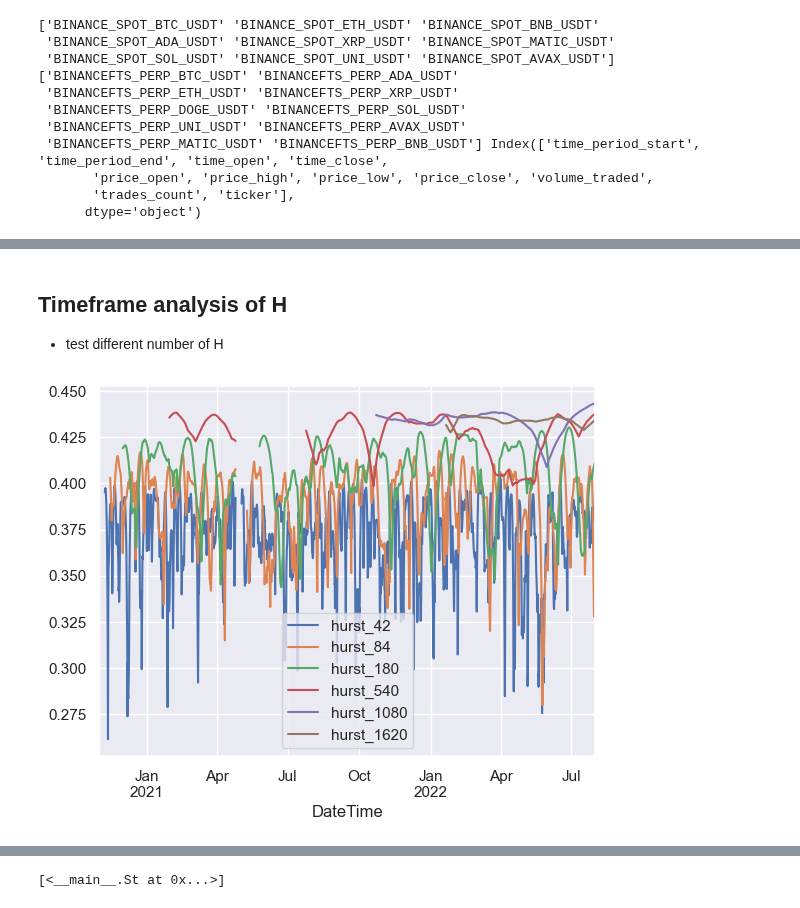
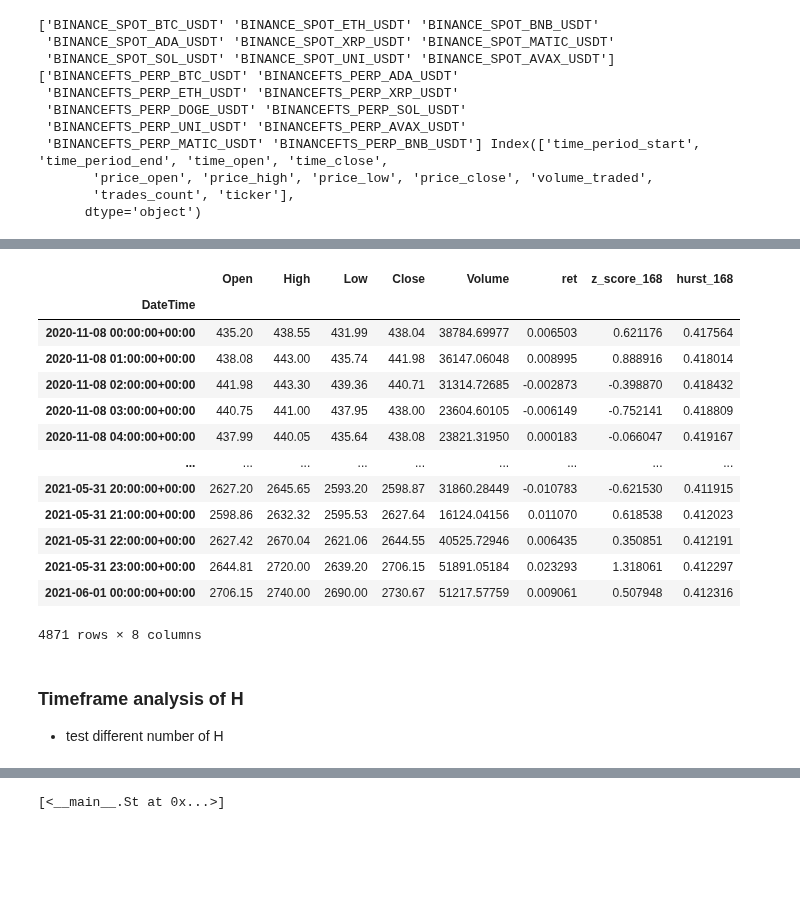
Before and after one commit to regression-gerry/hurst_capstone, a Jupyter notebook: notebooks/rescaled_range_analysis.ipynb, the cells around one changed output, grey strips where cells are left out. Drawn from its saved outputs; the diff is of its cells as text; code cells hidden in the pictures; blank space fills up the shorter version.

```diff
--- a/notebooks/rescaled_range_analysis.ipynb
+++ b/notebooks/rescaled_range_analysis.ipynb
@@ -172,3 +182,23 @@ Wrangler.get_all_backtest_ticker_with_hurst_dict(df_spot, df_perp, '2020-11-01',
+# %%
+btc_test = Wrangle.get_all_backtest_ticker_with_hurst_dict(
+    df_spot, df_perp, start_dt='2020-11-01', end_dt='2021-06-01', rolling_window=168)
+# %%
+btc_test['ETH']['spot']
+# %% [output]
+|  | Open | High | Low | Close | Volume | ret | z_score_168 | hurst_168 |
+| DateTime |  |  |  |  |  |  |  |  |
+| 2020-11-08 00:00:00+00:00 | 435.20 | 438.55 | 431.99 | 438.04 | 38784.69977 | 0.006503 | 0.621176 | 0.417564 |
+| 2020-11-08 01:00:00+00:00 | 438.08 | 443.00 | 435.74 | 441.98 | 36147.06048 | 0.008995 | 0.888916 | 0.418014 |
+| 2020-11-08 02:00:00+00:00 | 441.98 | 443.30 | 439.36 | 440.71 | 31314.72685 | -0.002873 | -0.398870 | 0.418432 |
+| 2020-11-08 03:00:00+00:00 | 440.75 | 441.00 | 437.95 | 438.00 | 23604.60105 | -0.006149 | -0.752141 | 0.418809 |
+| 2020-11-08 04:00:00+00:00 | 437.99 | 440.05 | 435.64 | 438.08 | 23821.31950 | 0.000183 | -0.066047 | 0.419167 |
+| ... | ... | ... | ... | ... | ... | ... | ... | ... |
+| 2021-05-31 20:00:00+00:00 | 2627.20 | 2645.65 | 2593.20 | 2598.87 | 31860.28449 | -0.010783 | -0.621530 | 0.411915 |
+| 2021-05-31 21:00:00+00:00 | 2598.86 | 2632.32 | 2595.53 | 2627.64 | 16124.04156 | 0.011070 | 0.618538 | 0.412023 |
+| 2021-05-31 22:00:00+00:00 | 2627.42 | 2670.04 | 2621.06 | 2644.55 | 40525.72946 | 0.006435 | 0.350851 | 0.412191 |
+| 2021-05-31 23:00:00+00:00 | 2644.81 | 2720.00 | 2639.20 | 2706.15 | 51891.05184 | 0.023293 | 1.318061 | 0.412297 |
+| 2021-06-01 00:00:00+00:00 | 2706.15 | 2740.00 | 2690.00 | 2730.67 | 51217.57759 | 0.009061 | 0.507948 | 0.412316 |
+4871 rows × 8 columns
 # %% [markdown]
-## Timeframe analysis of H
+### Timeframe analysis of H
 - test different number of H
@@ -205,4 +204,0 @@ for period in hurst_periods:
-# %%
-copy_btc_data.iloc[:, -6:].plot()
-# %% [output]
-[figure, removed]
```
Also changed, not shown: parts of 20 cells of this notebook.
